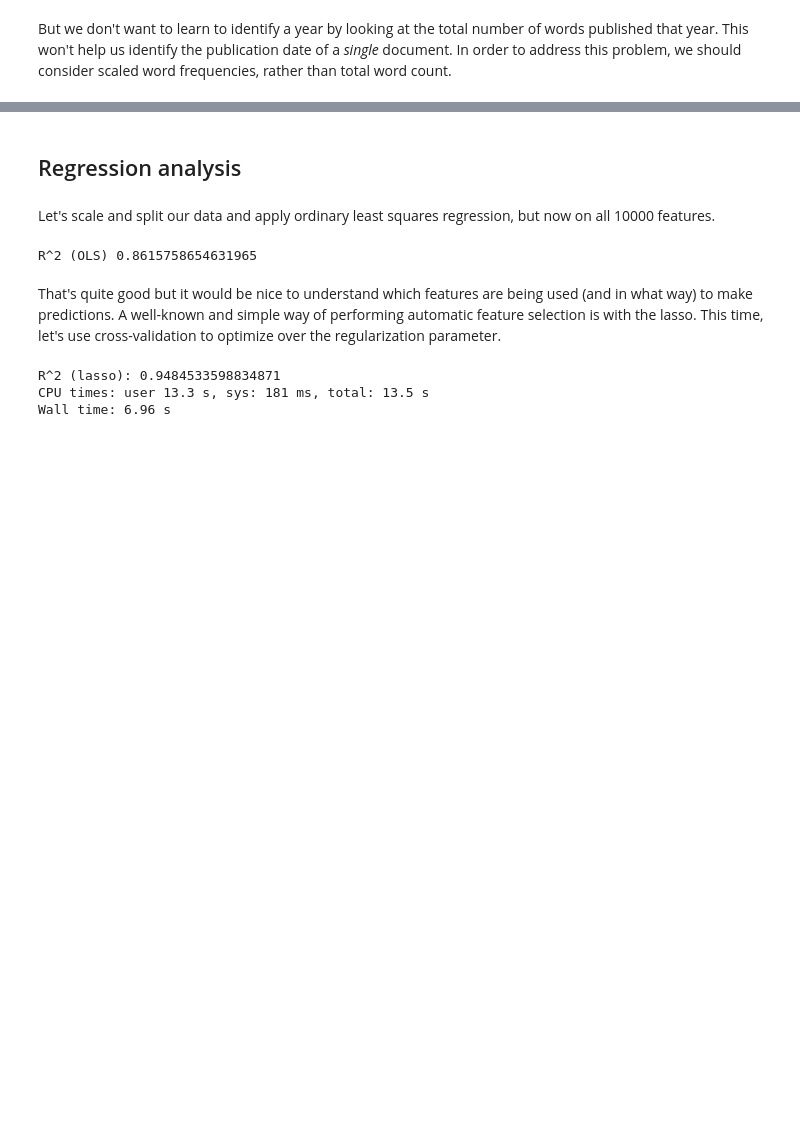
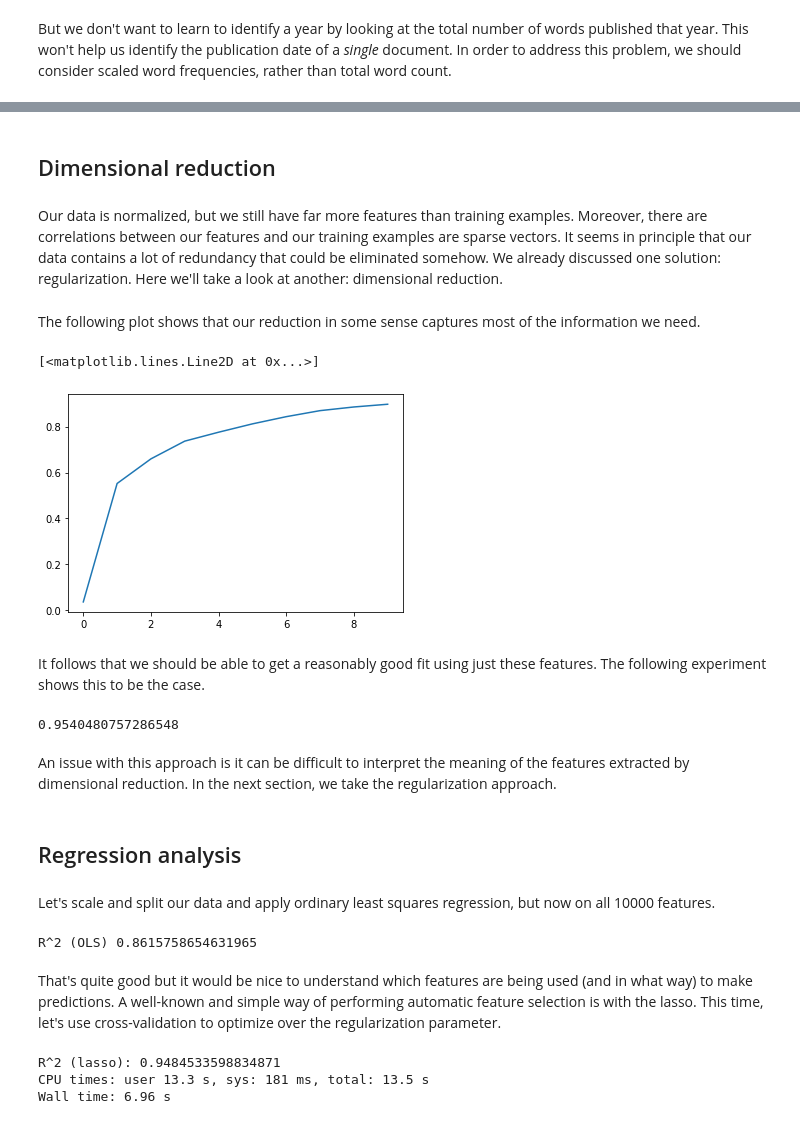
Before and after one commit to bencwallace/doc2date, a Jupyter notebook: doc2date.ipynb, the cells around one changed output, grey strips where cells are left out. Drawn from its saved outputs; the diff is of its cells as text; code cells hidden in the pictures; blank space fills up the shorter version.

Commit message:
added remaining htrc data

```diff
--- a/doc2date.ipynb
+++ b/doc2date.ipynb
@@ -263,3 +221,31 @@ R^2 (1D log-scaled OLS on row-normalized data): 0.00809634370756529
+# %% [markdown]
+## Dimensional reduction
+# %% [markdown]
+Our data is normalized, but we still have far more features than training examples. Moreover, there are correlations between our features and our training examples are sparse vectors. It seems in principle that our data contains a lot of redundancy that could be eliminated somehow. We already discussed one solution: regularization. Here we'll take a look at another: dimensional reduction.
+# %%
+from sklearn.decomposition import TruncatedSVD
+
+svd = TruncatedSVD(n_components=10)
+X_red = svd.fit_transform(X_norm)
+# %% [markdown]
+The following plot shows that our reduction in some sense captures most of the information we need.
+# %%
+plt.plot(np.cumsum(svd.explained_variance_ratio_))
+# %% [output]
+[<matplotlib.lines.Line2D at 0x...>]
+[figure, added]
+# %% [markdown]
+It follows that we should be able to get a reasonably good fit using just these features. The following experiment shows this to be the case.
+# %%
+X_train, X_test, y_train, y_test = train_test_split(X_red, y, test_size=0.2)
+
+reg = LinearRegression()
+reg.fit(X_train, y_train)
+reg.score(X_test, y_test)
+# %% [output]
+0.9540480757286548
+# %% [markdown]
+An issue with this approach is it can be difficult to interpret the meaning of the features extracted by dimensional reduction. In the next section, we take the regularization approach.
 # %% [markdown]
 ## Regression analysis
 # %% [markdown]
```
Also changed, not shown: parts of 24 cells of this notebook.
